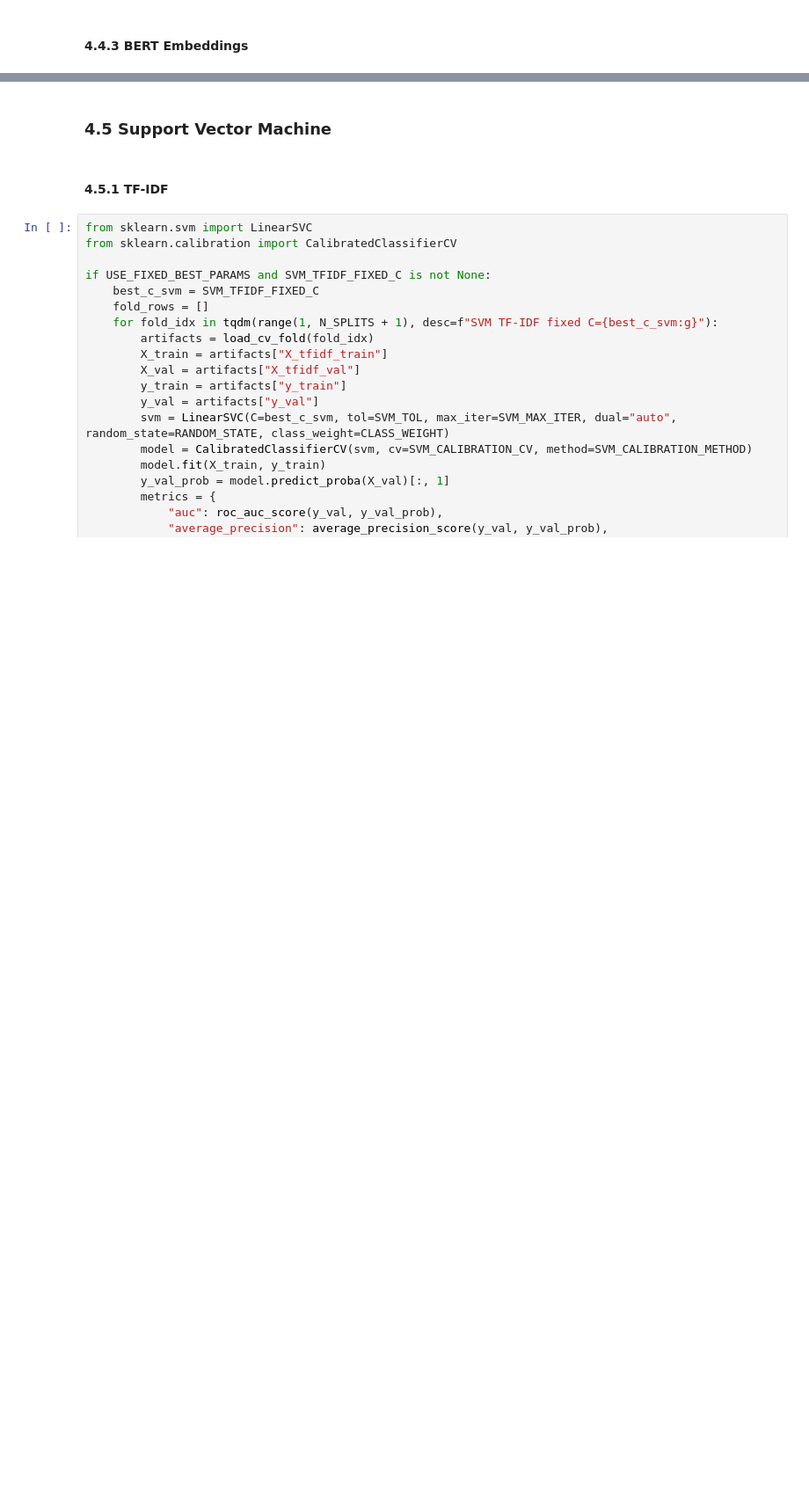
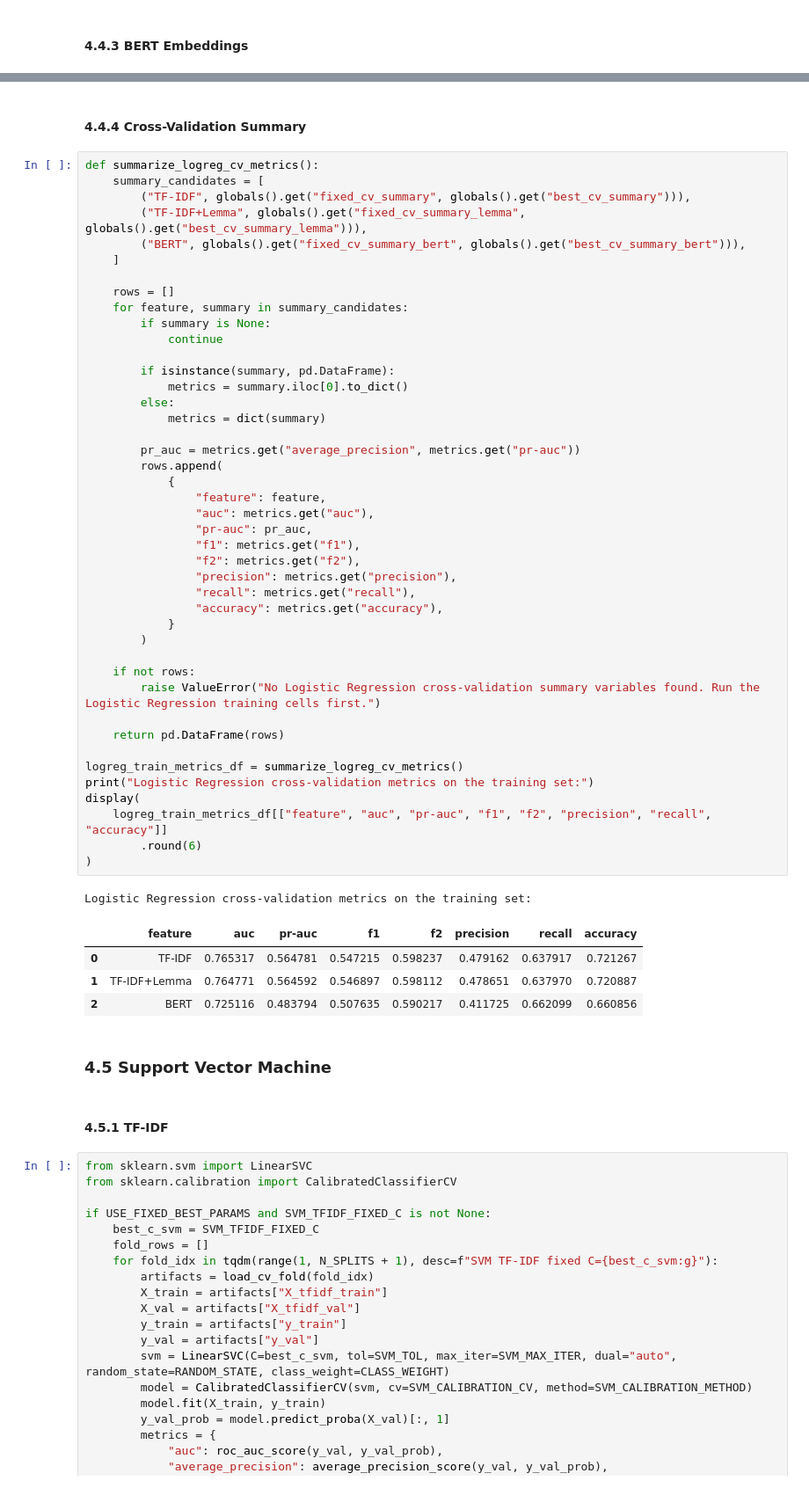
Before and after one commit to lzrcode-816/3244-Group-17-IMDB-Spoiler-Detection, a Jupyter notebook: Group17_ProjectDeSpoiler_Model.ipynb, the cells around one changed output, grey strips where cells are left out. Shown at 88% size. Cells and saved outputs as stored; diff of their text form; blank space fills up the shorter version.

Commit message:
feat: add training CV summary results for all models

```diff
--- a/Group17_ProjectDeSpoiler_Model.ipynb
+++ b/Group17_ProjectDeSpoiler_Model.ipynb
@@ -656,3 +656,54 @@ Average fold metrics for fixed C:
+# %% [markdown]
+#### 4.4.4 Cross-Validation Summary
+# %%
+def summarize_logreg_cv_metrics():
+    summary_candidates = [
+        ("TF-IDF", globals().get("fixed_cv_summary", globals().get("best_cv_summary"))),
+        ("TF-IDF+Lemma", globals().get("fixed_cv_summary_lemma", globals().get("best_cv_summary_lemma"))),
+        ("BERT", globals().get("fixed_cv_summary_bert", globals().get("best_cv_summary_bert"))),
+    ]
+
+    rows = []
+    for feature, summary in summary_candidates:
+        if summary is None:
+            continue
+
+        if isinstance(summary, pd.DataFrame):
+            metrics = summary.iloc[0].to_dict()
+        else:
+            metrics = dict(summary)
+
+        pr_auc = metrics.get("average_precision", metrics.get("pr-auc"))
+        rows.append(
+            {
+                "feature": feature,
+                "auc": metrics.get("auc"),
+                "pr-auc": pr_auc,
+                "f1": metrics.get("f1"),
+                "f2": metrics.get("f2"),
+                "precision": metrics.get("precision"),
+                "recall": metrics.get("recall"),
+                "accuracy": metrics.get("accuracy"),
+            }
+        )
+
+    if not rows:
+        raise ValueError("No Logistic Regression cross-validation summary variables found. Run the Logistic Regression training cells first.")
+
+    return pd.DataFrame(rows)
+
+logreg_train_metrics_df = summarize_logreg_cv_metrics()
+print("Logistic Regression cross-validation metrics on the training set:")
+display(
+    logreg_train_metrics_df[["feature", "auc", "pr-auc", "f1", "f2", "precision", "recall", "accuracy"]]
+        .round(6)
+)
+# %% [output]
+Logistic Regression cross-validation metrics on the training set:
+|  | feature | auc | pr-auc | f1 | f2 | precision | recall | accuracy |
+| 0 | TF-IDF | 0.765317 | 0.564781 | 0.547215 | 0.598237 | 0.479162 | 0.637917 | 0.721267 |
+| 1 | TF-IDF+Lemma | 0.764771 | 0.564592 | 0.546897 | 0.598112 | 0.478651 | 0.637970 | 0.720887 |
+| 2 | BERT | 0.725116 | 0.483794 | 0.507635 | 0.590217 | 0.411725 | 0.662099 | 0.660856 |
 # %% [markdown]
 ### 4.5 Support Vector Machine
 # %% [markdown]
```
Also changed, not shown: parts of 23 cells of this notebook.
